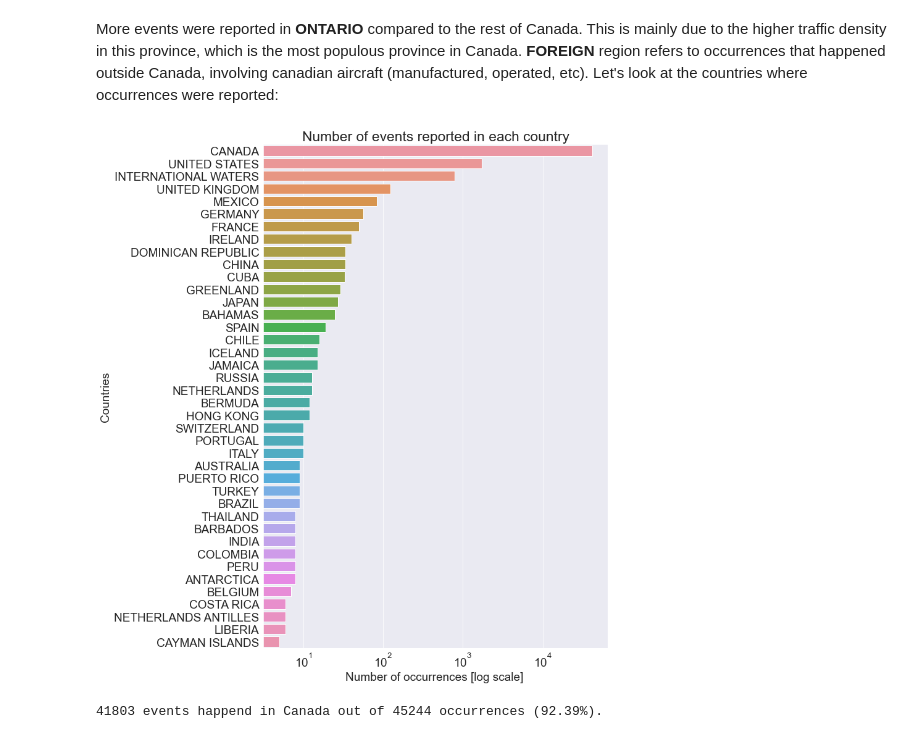
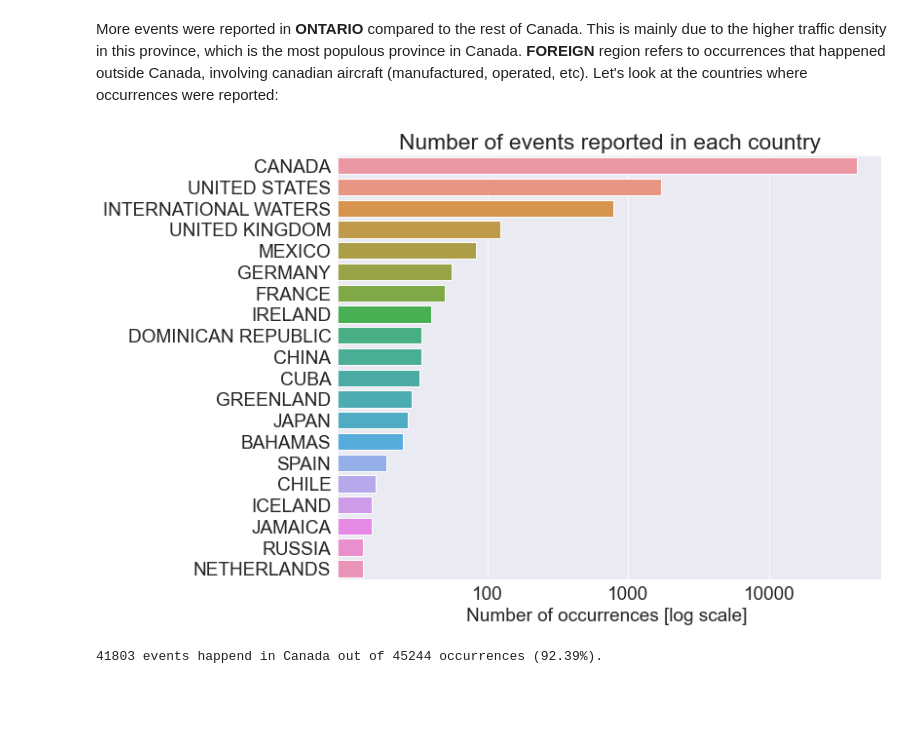
Before and after one commit to zaitrik/canadian_aviation, a Jupyter notebook: canadian_aviation.ipynb, the cells around one changed output. Cells and saved outputs as stored; diff of their text form; code cells hidden in the pictures; blank space fills up the shorter version.

Commit message:
selecting ad formating a selection of graphs

```diff
--- a/canadian_aviation.ipynb
+++ b/canadian_aviation.ipynb
@@ -152,15 +152,17 @@ fig.set(ylabel = '',Title='Breakdown of aviation occurences by region');
 # %% [markdown]
 More events were reported in **ONTARIO** compared to the rest of Canada. This is mainly due to the higher traffic density in this province, which is the most populous province in Canada. **FOREIGN** region refers to occurrences that happened outside Canada, involving canadian aircraft (manufactured, operated, etc). Let's  look at the countries where occurrences were reported:
 # %%
-matplotlib.rcParams['figure.figsize'] = (10, 15)
+matplotlib.rcParams['figure.figsize'] = (10, 8)
 matplotlib.rcParams['font.size'] = 19
 column = 'CountryID_DisplayEng'
-graph =  occurence_df.groupby(column)['OccNo'].count().sort_values(ascending=False).head(40)
+graph =  occurence_df.groupby(column)['OccNo'].count().sort_values(ascending=False).head(20)
 fig = sns.barplot(graph.values, graph.index);
 fig.set_xscale('log')
-fig.set(xlabel = 'Number of occurrences [log scale] ', ylabel = 'Countries', Title='Number of events reported in each country');
+fig.set(xlabel = 'Number of occurrences [log scale] ', ylabel = '', Title='Number of events reported in each country');
+fig.set_xticks([100,1000,10000]);
+fig.set_xticklabels([100,1000,10000]);
 # %% [output]
-[figure, old version]
+[figure, new version]
 # %%
 canada_count = occurence_df[occurence_df[column]=='CANADA']['OccNo'].count()
 total_count = occurence_df['OccNo'].count()
```
Also changed, not shown: 5 other files.
